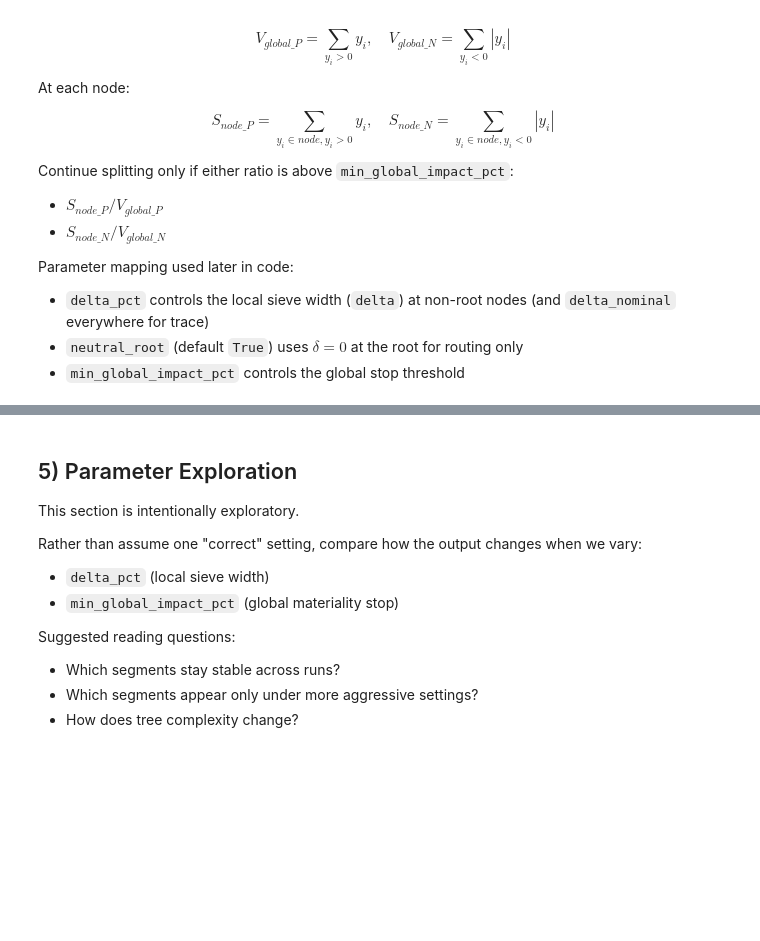
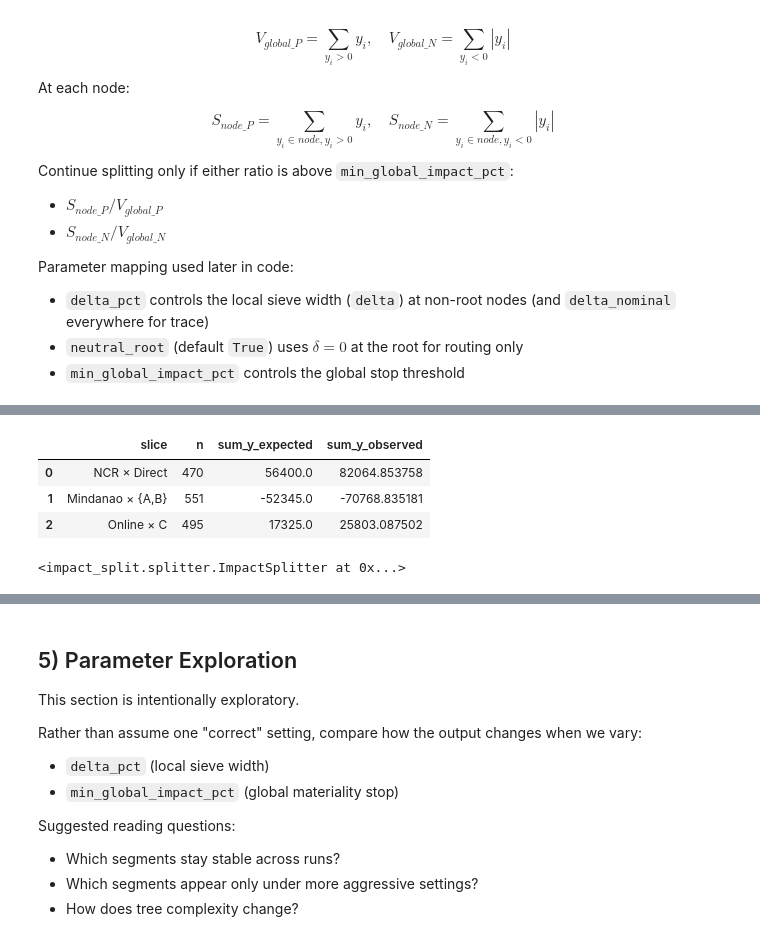
Before and after one commit to euJue07/impact-split, a Jupyter notebook: notebooks/1.0-jde-impact-split-explainer.ipynb, the cells around one changed output, grey strips where cells are left out. Drawn from its saved outputs; the diff is of its cells as text; code cells hidden in the pictures; blank space fills up the shorter version.

```diff
--- a/notebooks/1.0-jde-impact-split-explainer.ipynb
+++ b/notebooks/1.0-jde-impact-split-explainer.ipynb
@@ -100,41 +116,82 @@ from impact_split import ImpactSplitter
 # %%
-# 3) Build a toy scenario for illustration (not a claim about real data)
+# Build a toy scenario for illustration (not a claim about real data)
 rng = np.random.default_rng(42)
 n = 5000
 
 regions = np.array(["NCR", "Luzon", "Visayas", "Mindanao"])
 channels = np.array(["Direct", "Partner", "Online"])
 products = np.array(["A", "B", "C"])
 
-X = pd.DataFrame(
+X_df = pd.DataFrame(
     {
         "region": rng.choice(regions, size=n, p=[0.35, 0.3, 0.2, 0.15]),
         "channel": rng.choice(channels, size=n, p=[0.25, 0.35, 0.4]),
         "product": rng.choice(products, size=n, p=[0.4, 0.35, 0.25]),
     }
 )
 
-base = rng.normal(loc=0, scale=35, size=n)
+# Structural "expected" impact — the only deliberate interaction rules we care to recover.
+y_expected = (
+    np.where((X_df["region"] == "NCR") & (X_df["channel"] == "Direct"), 120, 0)
+    + np.where((X_df["region"] == "Mindanao") & (X_df["product"].isin(["A", "B"])), -95, 0)
+    + np.where((X_df["channel"] == "Online") & (X_df["product"] == "C"), 35, 0)
+).astype(np.float64)
 
-# Inject simple, visible patterns so we can inspect how the tree responds.
-impact = (
-    np.where((X["region"] == "NCR") & (X["channel"] == "Direct"), 120, 0)
-    + np.where((X["region"] == "Mindanao") & (X["product"].isin(["A", "B"])), -95, 0)
-    + np.where((X["channel"] == "Online") & (X["product"] == "C"), 35, 0)
-)
+# Region-only bias (composition / market effects), not part of the interaction rules above.
+region_bias = np.array([55.0, 12.0, -8.0, -35.0], dtype=np.float64)
+region_codes = pd.Categorical(X_df["region"], categories=regions).codes
+bias = region_bias[region_codes]
 
-y = pd.Series(base + impact, name="profit_loss")
+epsilon = rng.normal(loc=0, scale=35, size=n)
+y_observed = y_expected + bias + epsilon
 
-X.head(), y.head()
+# Integer label encoding required by ImpactSplitter.fit (same category order as arrays above).
+channel_codes = pd.Categorical(X_df["channel"], categories=channels).codes
+product_codes = pd.Categorical(X_df["product"], categories=products).codes
+X_np = np.column_stack([region_codes, channel_codes, product_codes]).astype(np.int64)
+
+category_maps = {
+    0: {i: lab for i, lab in enumerate(regions)},
+    1: {i: lab for i, lab in enumerate(channels)},
+    2: {i: lab for i, lab in enumerate(products)},
+}
+feature_names = ["region", "channel", "product"]
+
+# Expected vs observed totals on hand-picked slices (same rules as y_expected).
+slice_defs = [
+    ("NCR × Direct", (X_df["region"] == "NCR") & (X_df["channel"] == "Direct")),
+    ("Mindanao × {A,B}", (X_df["region"] == "Mindanao") & (X_df["product"].isin(["A", "B"]))),
+    ("Online × C", (X_df["channel"] == "Online") & (X_df["product"] == "C")),
+]
+rows = []
+for label, mask in slice_defs:
+    rows.append(
+        {
+            "slice": label,
+            "n": int(mask.sum()),
+            "sum_y_expected": float(y_expected[mask].sum()),
+            "sum_y_observed": float(y_observed[mask].sum()),
+        }
+    )
+pd.DataFrame(rows)
+# %% [output]
+|  | slice | n | sum_y_expected | sum_y_observed |
+| 0 | NCR × Direct | 470 | 56400.0 | 82064.853758 |
+| 1 | Mindanao × {A,B} | 551 | -52345.0 | -70768.835181 |
+| 2 | Online × C | 495 | 17325.0 | 25803.087502 |
 # %%
-# 4) Fit one baseline configuration for exploration
+# 4) Fit one baseline configuration for exploration (observed outcome only)
+y_fit = y_observed.astype(np.float64, copy=False)
+
 model = ImpactSplitter(
     delta_pct=0.05,
     min_global_impact_pct=0.01,
     max_depth=4,
 )
 
-model.fit(X, y)
+model.fit(X_np, y_fit)
+# %% [output]
+<impact_split.splitter.ImpactSplitter at 0x...>
 # %%
 # Inspect the split structure produced by the baseline run.
 model.plot_tree(figsize=(16, 10))
```
Also changed, not shown: parts of 7 cells of this notebook, 2 other files.
